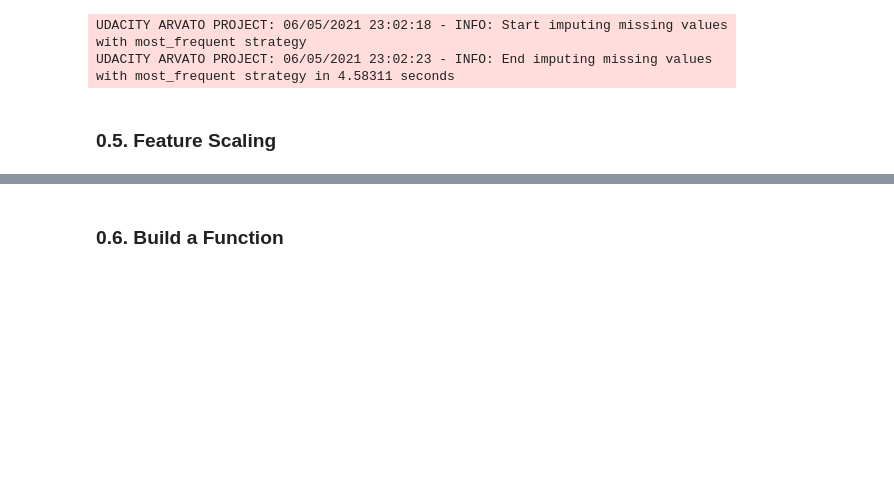
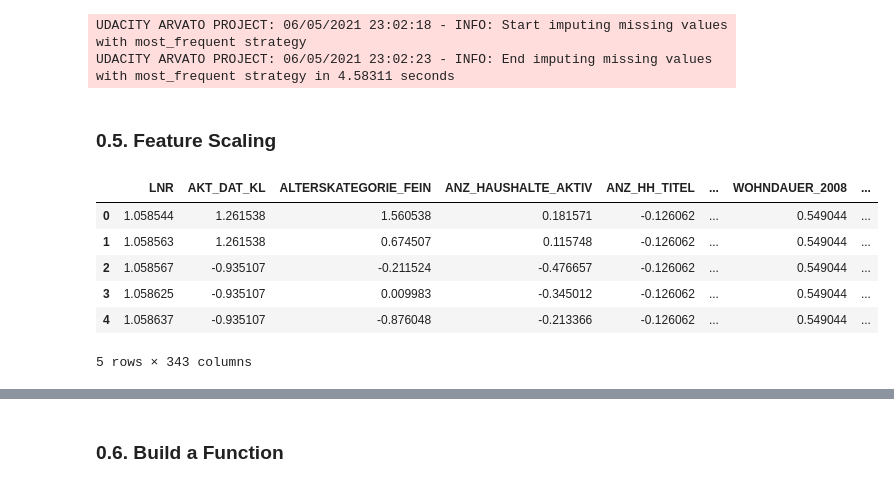
Before and after one commit to marcosgcollado/customer-segmentation-report, a Jupyter notebook: Arvato Project Workbook.ipynb, the cells around one changed output, grey strips where cells are left out. Drawn from its saved outputs; the diff is of its cells as text; code cells hidden in the pictures; blank space fills up the shorter version.

```diff
--- a/Arvato Project Workbook.ipynb
+++ b/Arvato Project Workbook.ipynb
@@ -989,3 +990,20 @@ UDACITY ARVATO PROJECT: 06/05/2021 23:02:18 - INFO: Start imputing missing value
 UDACITY ARVATO PROJECT: 06/05/2021 23:02:23 - INFO: End imputing missing values with most_frequent strategy in 4.58311 seconds
 # %% [markdown]
 ### 0.5. Feature Scaling
+# %%
+scaler = StandardScaler()
+
+scaler.fit(azdias)
+
+azdias = pd.DataFrame(scaler.transform(azdias), columns=azdias.columns)
+customers = pd.DataFrame(scaler.transform(customers), columns=customers.columns)
+# %%
+azdias.head()
+# %% [output]
+|  | LNR | AKT_DAT_KL | ALTERSKATEGORIE_FEIN | ANZ_HAUSHALTE_AKTIV | ANZ_HH_TITEL | ... | WOHNDAUER_2008 | ... |
+| 0 | 1.058544 | 1.261538 | 1.560538 | 0.181571 | -0.126062 | ... | 0.549044 | ... |
+| 1 | 1.058563 | 1.261538 | 0.674507 | 0.115748 | -0.126062 | ... | 0.549044 | ... |
+| 2 | 1.058567 | -0.935107 | -0.211524 | -0.476657 | -0.126062 | ... | 0.549044 | ... |
+| 3 | 1.058625 | -0.935107 | 0.009983 | -0.345012 | -0.126062 | ... | 0.549044 | ... |
+| 4 | 1.058637 | -0.935107 | -0.876048 | -0.213366 | -0.126062 | ... | 0.549044 | ... |
+5 rows × 343 columns
```
Also changed, not shown: parts of 2 cells of this notebook.
